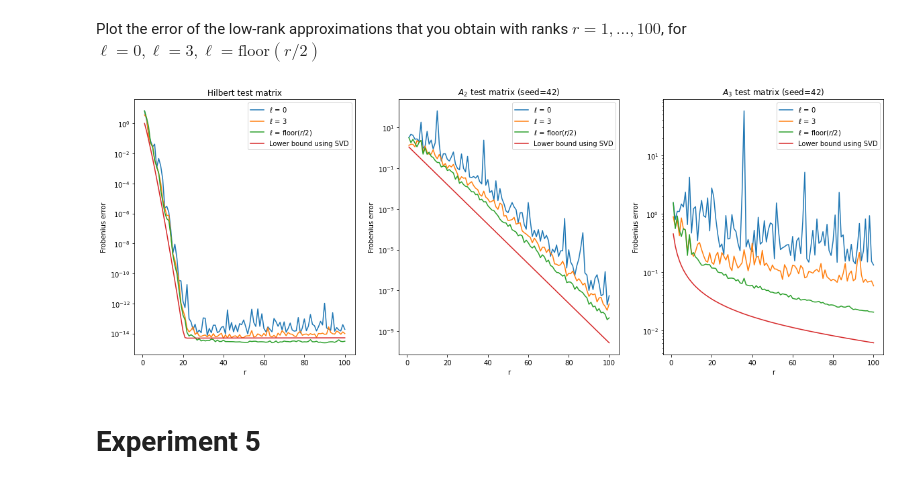
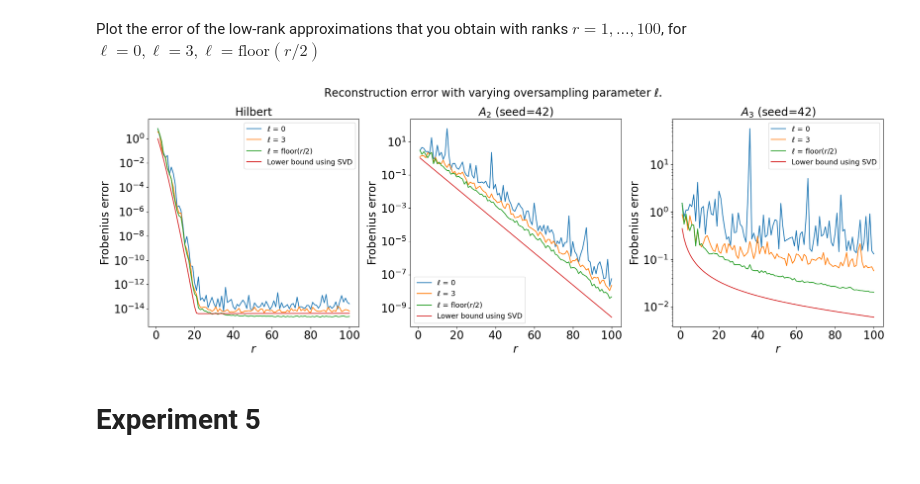
Before and after one commit to vstenby/MATH403_SketchingProject, a Jupyter notebook: Experiments.ipynb, the cells around one changed output. Saved outputs shown, nothing was run; the diff lists cells and outputs as text; code cells hidden in the pictures.

```diff
--- a/Experiments.ipynb
+++ b/Experiments.ipynb
@@ -91,55 +105,63 @@ trA = lambda r : U[:, :r] @ np.diag(S[:r]) @ V[:r, :]
 err_A3_lowerbound = [np.linalg.norm(A - trA(r), ord='fro') for r in tqdm.tqdm(range(1, 101))]
 # %%
 fig, ax = plt.subplots(nrows=1, ncols=3, figsize=(20, 7))
+
+#Set the titles.
+ax[0].set_title('Hilbert', fontsize=20)
+ax[1].set_title('$A_2$ (seed=42)', fontsize=20)
+ax[2].set_title('$A_3$ (seed=42)', fontsize=20)
+
+#Set the suptitle.
+fig.suptitle('Reconstruction error with varying oversampling parameter $\ell$.', fontsize=20)
 
 #Draw the Hilbert plot.
 ax[0].plot(range(1, 101), err_hilbert_l0, label='$\ell$ = 0')
 ax[0].plot(range(1, 101), err_hilbert_l3, label='$\ell$ = 3')
 ax[0].plot(range(1, 101), err_hilbert_floor, label='$\ell$ = floor($r$/2)')
 ax[0].plot(range(1, 101), err_hilbert_lowerbound, label='Lower bound using SVD')
 ax[0].set_yscale('log')
-ax[0].set_xlabel('r')
-ax[0].set_ylabel('Frobenius error')
+ax[0].set_xlabel('$r$', fontsize=20)
+ax[0].set_ylabel('Frobenius error', fontsize=20)
 
 #Draw the legend.
-ax[0].legend()
-
-#Set the title.
-ax[0].set_title('Hilbert test matrix')
+ax[0].legend(fontsize=13)
 
 #Draw the A2 plot.
 ax[1].plot(range(1, 101), err_A2_l0, label='$\ell$ = 0')
 ax[1].plot(range(1, 101), err_A2_l3, label='$\ell$ = 3')
 ax[1].plot(range(1, 101), err_A2_floor, label='$\ell$ = floor($r$/2)')
 ax[1].plot(range(1, 101), err_A2_lowerbound, label='Lower bound using SVD')
 ax[1].set_yscale('log')
-ax[1].set_xlabel('r')
-ax[1].set_ylabel('Frobenius error')
+ax[1].set_xlabel('$r$', fontsize=20)
+ax[1].set_ylabel('Frobenius error', fontsize=20)
 
 #Draw the legend.
-ax[1].legend()
-
-#Set the title.
-ax[1].set_title('$A_2$ test matrix (seed=42)')
+ax[1].legend(fontsize=13, loc='lower left')
 
 #Draw the A3 plot.
 ax[2].plot(range(1, 101), err_A3_l0, label='$\ell$ = 0')
 ax[2].plot(range(1, 101), err_A3_l3, label='$\ell$ = 3')
 ax[2].plot(range(1, 101), err_A3_floor, label='$\ell$ = floor($r$/2)')
 ax[2].plot(range(1, 101), err_A3_lowerbound, label='Lower bound using SVD')
 ax[2].set_yscale('log')
-ax[2].set_xlabel('r')
-ax[2].set_ylabel('Frobenius error')
+ax[2].set_xlabel('$r$', fontsize=20)
+ax[2].set_ylabel('Frobenius error', fontsize=20)
 
 #Draw the legend.
-ax[2].legend()
+ax[2].legend(fontsize=13)
 
-#Set the title.
-ax[2].set_title('$A_3$ test matrix (seed=42)')
+#Make the ticks larger.
+ax[0].tick_params(labelsize=20)
+ax[1].tick_params(labelsize=20)
+ax[2].tick_params(labelsize=20)
+
+#Make the axis tight and save it to ./Figures/reconstruction_errors.pdf.
+plt.tight_layout()
+plt.savefig('./Figures/reconstruction_errors.pdf')
 
 plt.show()
 # %% [output]
-[figure, old version]
+[figure, new version]
 # %% [markdown]
 # Experiment 5
 # %% [markdown]
```
Also changed, not shown: parts of 2 cells of this notebook, 3 other files.
